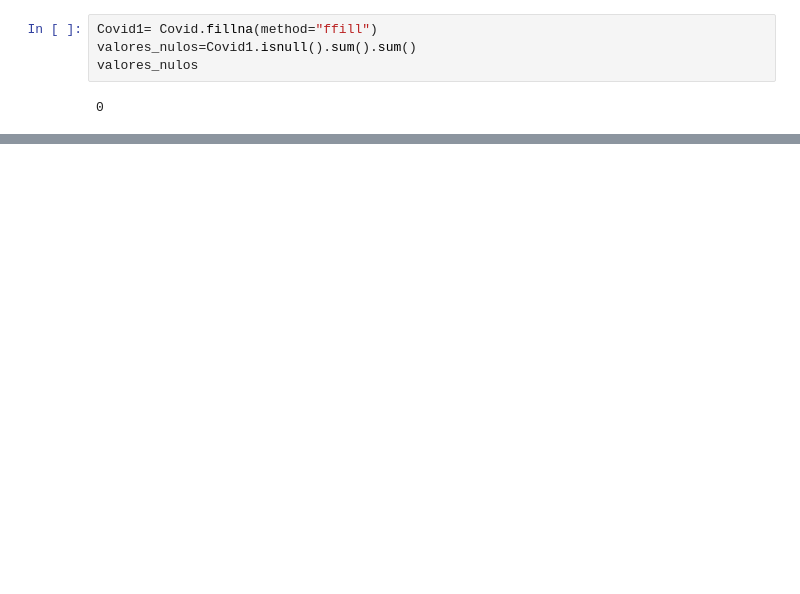
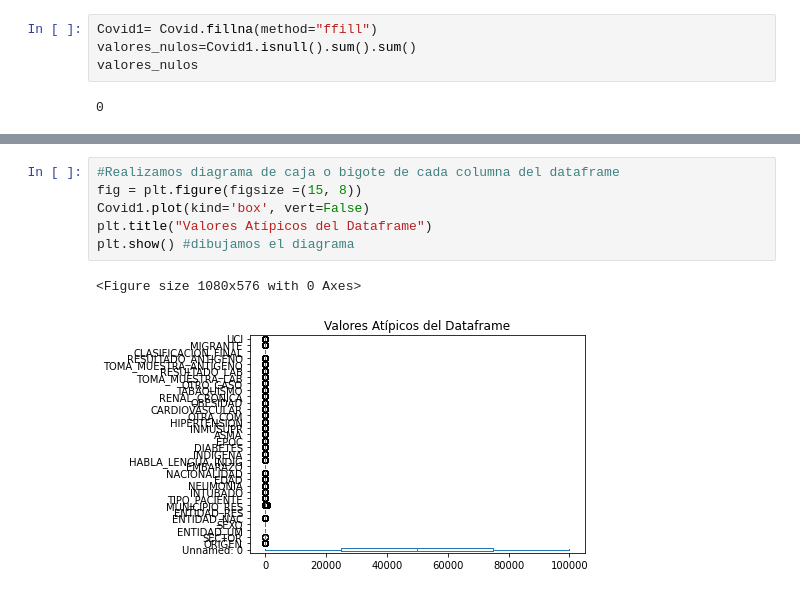
Before and after one commit to MaferLedmar/Actividad-4, a Jupyter notebook: 9_covid.ipynb, the cells around one changed output, grey strips where cells are left out. Saved outputs shown, nothing was run; the diff lists cells and outputs as text; blank space fills up the shorter version.

```diff
--- a/9_covid.ipynb
+++ b/9_covid.ipynb
@@ -61,0 +98,9 @@ valores_nulos
+# %%
+#Realizamos diagrama de caja o bigote de cada columna del dataframe
+fig = plt.figure(figsize =(15, 8))
+Covid1.plot(kind='box', vert=False)
+plt.title("Valores Atípicos del Dataframe")
+plt.show() #dibujamos el diagrama
+# %% [output]
+<Figure size 1080x576 with 0 Axes>
+[figure, added]
```
Also changed, not shown: parts of 11 cells of this notebook, 1 other file.
